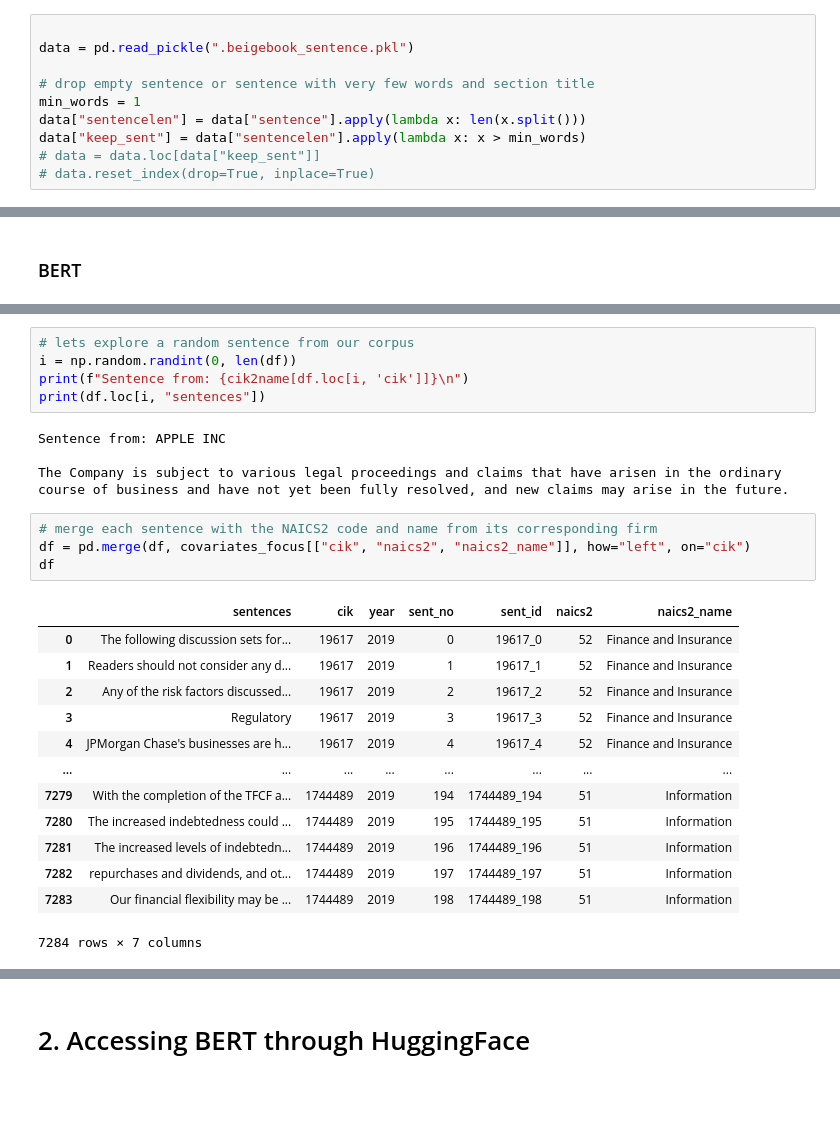
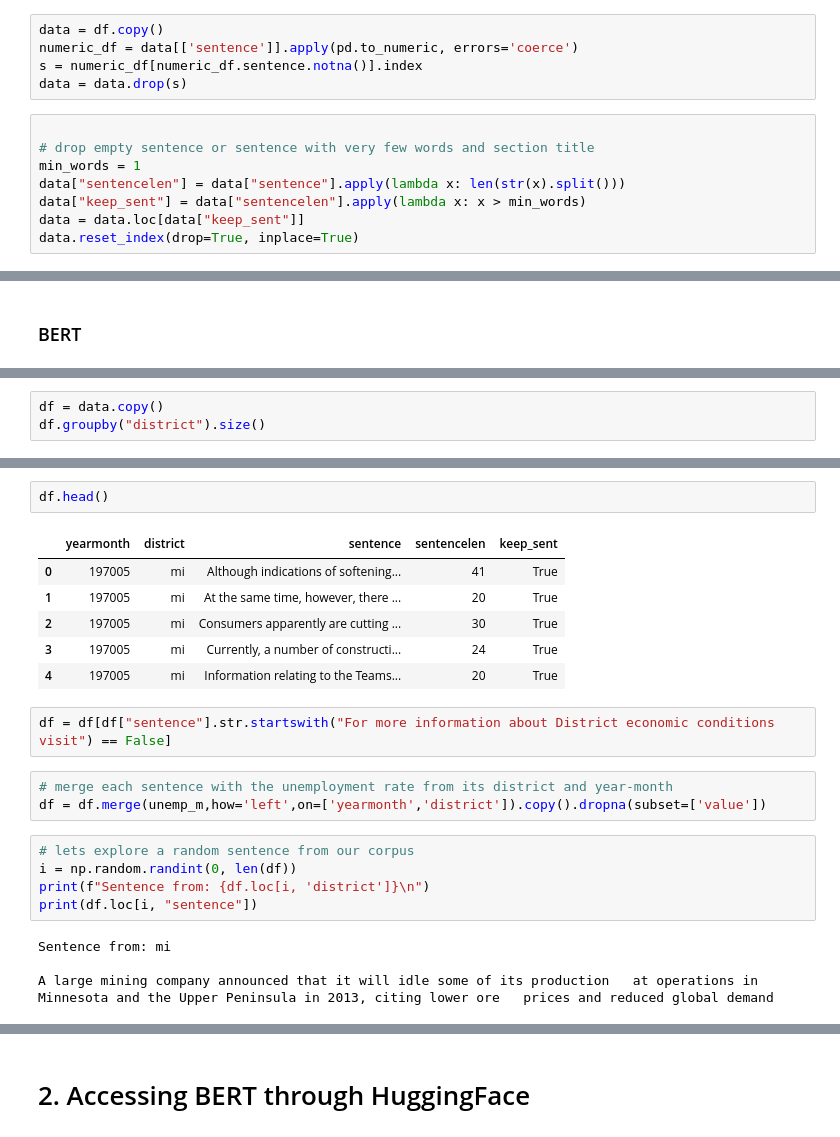
Before and after one commit to dleegithub/bb, a Jupyter notebook: beigebook_github.ipynb, the cells around one changed output, grey strips where cells are left out. Drawn from its saved outputs; the diff is of its cells as text; blank space fills up the shorter version.

```diff
--- a/beigebook_github.ipynb
+++ b/beigebook_github.ipynb
@@ -164,10 +68,13 @@ emp_district_quarter.to_csv('emp_district_quarter.csv',index=False)
+# %%
+data = df.copy()
+numeric_df = data[['sentence']].apply(pd.to_numeric, errors='coerce')
+s = numeric_df[numeric_df.sentence.notna()].index
+data = data.drop(s)
 # %%
-
-data = pd.read_pickle(".beigebook_sentence.pkl")
 
 # drop empty sentence or sentence with very few words and section title
 min_words = 1
-data["sentencelen"] = data["sentence"].apply(lambda x: len(x.split()))
+data["sentencelen"] = data["sentence"].apply(lambda x: len(str(x).split()))
 data["keep_sent"] = data["sentencelen"].apply(lambda x: x > min_words)
-# data = data.loc[data["keep_sent"]]
-# data.reset_index(drop=True, inplace=True)
+data = data.loc[data["keep_sent"]]
+data.reset_index(drop=True, inplace=True)
@@ -603,0 +83,3 @@ df
+# %%
+df = data.copy()
+df.groupby("district").size()
@@ -604,27 +102,23 @@ df
+# %%
+df.head()
+# %% [output]
+|  | yearmonth | district | sentence | sentencelen | keep_sent |
+| 0 | 197005 | mi | Although indications of softening... | 41 | True |
+| 1 | 197005 | mi | At the same time, however, there ... | 20 | True |
+| 2 | 197005 | mi | Consumers apparently are cutting ... | 30 | True |
+| 3 | 197005 | mi | Currently, a number of constructi... | 24 | True |
+| 4 | 197005 | mi | Information relating to the Teams... | 20 | True |
+# %%
+df = df[df["sentence"].str.startswith("For more information about District economic conditions visit") == False]
+# %%
+# merge each sentence with the unemployment rate from its district and year-month
+df = df.merge(unemp_m,how='left',on=['yearmonth','district']).copy().dropna(subset=['value'])
 # %%
 # lets explore a random sentence from our corpus
 i = np.random.randint(0, len(df))
-print(f"Sentence from: {cik2name[df.loc[i, 'cik']]}\n")
-print(df.loc[i, "sentences"])
+print(f"Sentence from: {df.loc[i, 'district']}\n")
+print(df.loc[i, "sentence"])
 # %% [output]
-Sentence from: APPLE INC
+Sentence from: mi
 
-The Company is subject to various legal proceedings and claims that have arisen in the ordinary course of business and have not yet been fully resolved, and new claims may arise in the future.
+A large mining company announced that it will idle some of its production   at operations in Minnesota and the Upper Peninsula in 2013, citing lower ore   prices and reduced global demand
-# %%
-# merge each sentence with the NAICS2 code and name from its corresponding firm
-df = pd.merge(df, covariates_focus[["cik", "naics2", "naics2_name"]], how="left", on="cik")
-df
-# %% [output]
-|  | sentences | cik | year | sent_no | sent_id | naics2 | naics2_name |
-| 0 | The following discussion sets for... | 19617 | 2019 | 0 | 19617_0 | 52 | Finance and Insurance |
-| 1 | Readers should not consider any d... | 19617 | 2019 | 1 | 19617_1 | 52 | Finance and Insurance |
-| 2 | Any of the risk factors discussed... | 19617 | 2019 | 2 | 19617_2 | 52 | Finance and Insurance |
-| 3 | Regulatory | 19617 | 2019 | 3 | 19617_3 | 52 | Finance and Insurance |
-| 4 | JPMorgan Chase's businesses are h... | 19617 | 2019 | 4 | 19617_4 | 52 | Finance and Insurance |
-| ... | ... | ... | ... | ... | ... | ... | ... |
-| 7279 | With the completion of the TFCF a... | 1744489 | 2019 | 194 | 1744489_194 | 51 | Information |
-| 7280 | The increased indebtedness could ... | 1744489 | 2019 | 195 | 1744489_195 | 51 | Information |
-| 7281 | The increased levels of indebtedn... | 1744489 | 2019 | 196 | 1744489_196 | 51 | Information |
-| 7282 | repurchases and dividends, and ot... | 1744489 | 2019 | 197 | 1744489_197 | 51 | Information |
-| 7283 | Our financial flexibility may be ... | 1744489 | 2019 | 198 | 1744489_198 | 51 | Information |
-7284 rows × 7 columns
```
Also changed, not shown: parts of 92 cells of this notebook.
